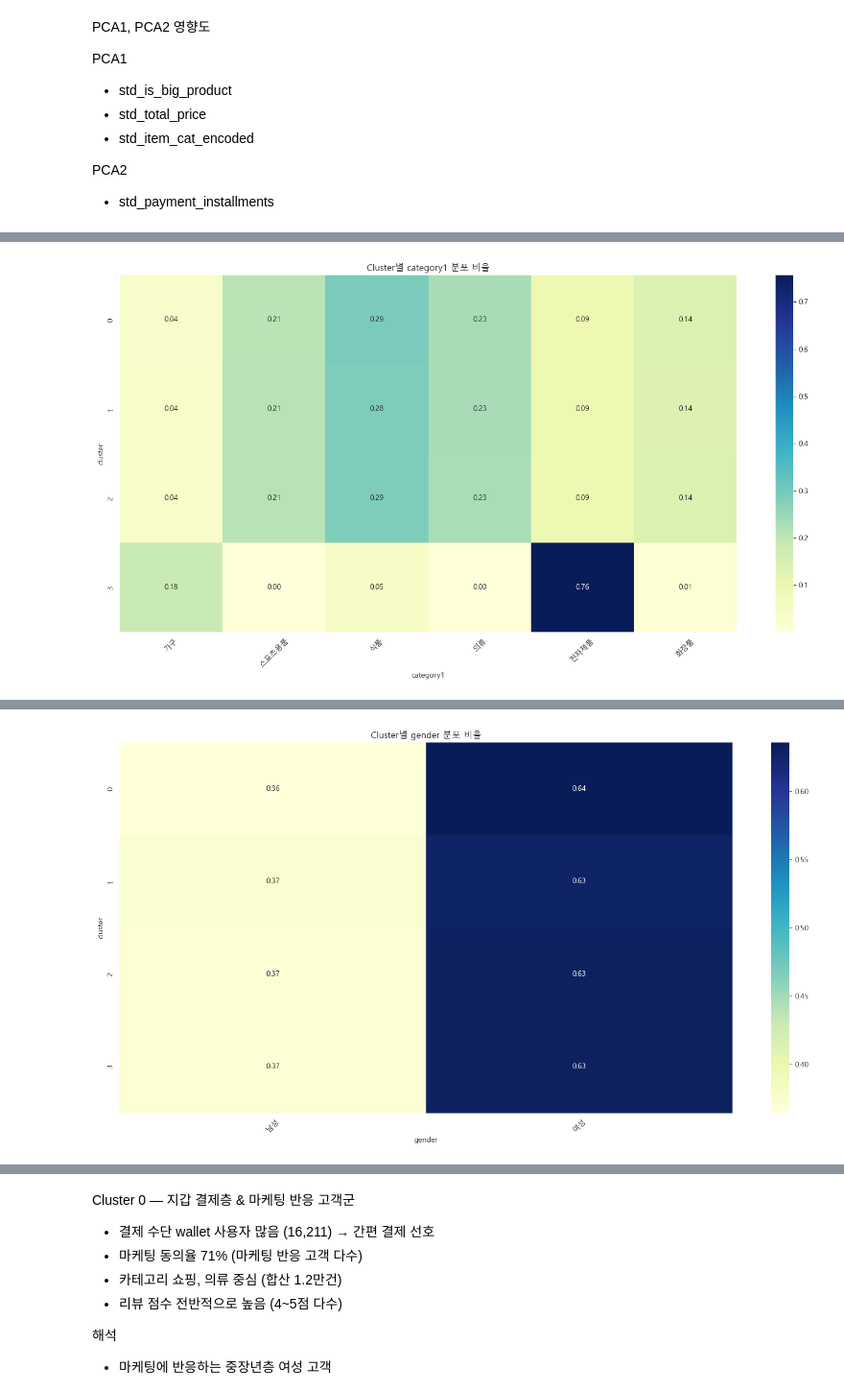
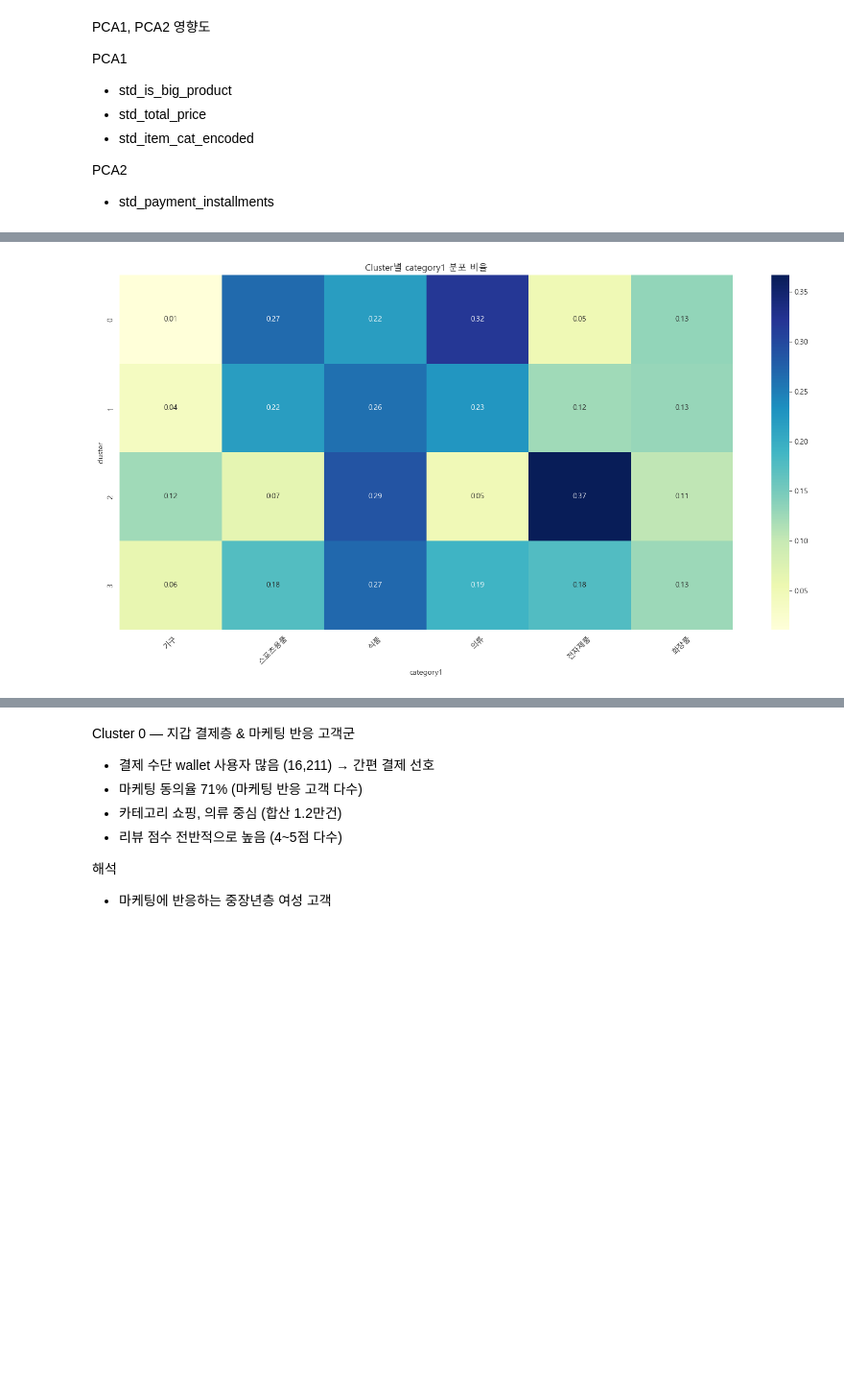
Before and after one commit to sasangkyoo/Marketing_proj, a Jupyter notebook: EDA_12_market.ipynb, the cells around one changed output, grey strips where cells are left out. Shown at 96% size. Cells and saved outputs as stored; diff of their text form; code cells hidden in the pictures; blank space fills up the shorter version.

```diff
--- a/EDA_12_market.ipynb
+++ b/EDA_12_market.ipynb
@@ -926,10 +903,7 @@ df_experience = df_experience.copy()
 kmeans = KMeans(n_clusters=best_k, random_state=42, n_init=10, max_iter=300)
 df_experience.loc[:, 'cluster'] = kmeans.fit_predict(
     df_experience[['std_delivery_delay_days',
-                   'std_delivery_total_days',
-                   'std_approval_delay_minutes',
-                   'std_delay_rate',
-                   'std_review_score']]
+    'std_delivery_total_days']]
 )
 
 print(df_experience['cluster'].value_counts())
@@ -1021,8 +992,7 @@ plt.show()
 # %%
 # 후보 변수 + 배송지연 변수 선택
 cols_for_corr = [
-    "delivery_delay_days", "payment_type", "category1", "category2",
-    "gender", "country", "marketing_info_agree", "agegroup"
+    "payment_type", "category1", "category2"
 ]
 
 # 범주형 → 수치형 인코딩 (Label Encoding)
@@ -1366,16 +1330,11 @@ dtype: int64
 # %%
 df_mixed = df_mixed[[
     'std_total_price',
-    'std_approval_delay_minutes',
+    'std_price',
+    'std_shipping_charges',
+    'std_payment_installments',
     'std_delivery_delay_days',
-    'std_delay_rate',
-    'std_is_big_product',
-    'std_item_cat_encoded',
-    'std_density',
-    'std_payment_installments',
-    'std_marketing_info_agree',
-    'std_age',
-    'std_review_score'
+    'std_delivery_total_days'
 ]]
 # %%
 df_mixed.describe()
@@ -1435,7 +1394,7 @@ plt.show()
 [figure]
 # %%
 # 고객 세그멘테이션 (KMeans 클러스터링)
-kmeans = KMeans(n_clusters=4, random_state=42)
+kmeans = KMeans(n_clusters=3, random_state=42)
 df_mixed.loc[:, 'Cluster'] = kmeans.fit_predict(df_mixed)
 # %%
 # 군집별 샘플 수
@@ -1606,9 +1556,7 @@ df_merged['cluster'] = df_mixed['Cluster'].values
 marketing_delivered['cluster4'] = df_mixed['Cluster'].values
 
 cols = [
-    'payment_type', 'category1', 'category2',
-    'gender', 'country', 'review_score',
-    'marketing_info_agree', 'agegroup'
+    'payment_type', 'category1', 'category2'
 ]
 
 for col in cols:
@@ -1638 +1586 @@ for col in cols:
-[figure, old version]
+[figure, new version]
@@ -1640 +1587,0 @@ for col in cols:
-[figure, removed]
```
Also changed, not shown: parts of 40 cells of this notebook.
